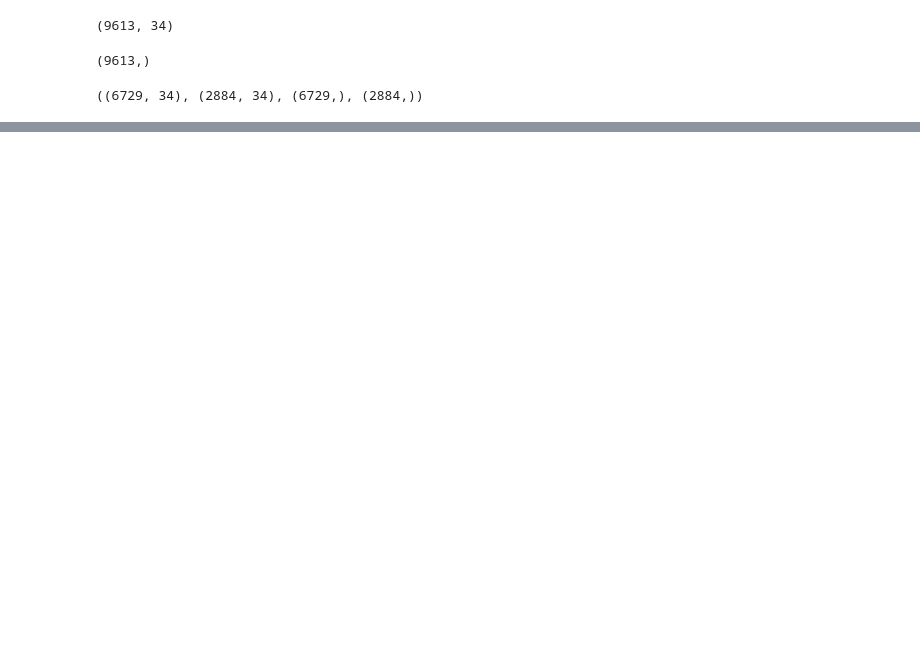
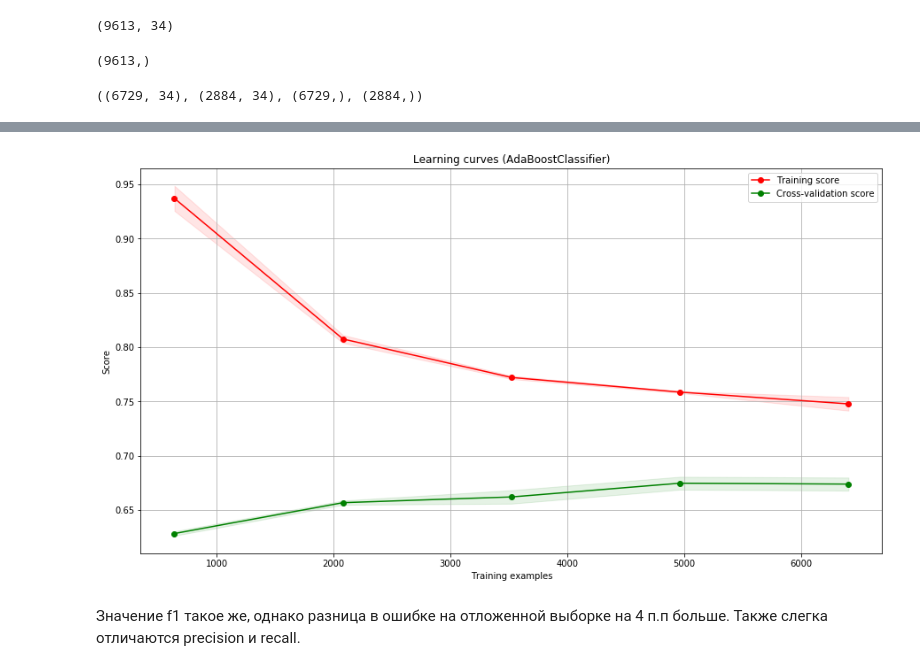
Before and after one commit to doksketch/to-give-or-not-to-give, a Jupyter notebook: credit_scoring.ipynb, the cells around one changed output, grey strips where cells are left out. Cells and saved outputs as stored; diff of their text form; code cells hidden in the pictures; blank space fills up the shorter version.

```diff
--- a/credit_scoring.ipynb
+++ b/credit_scoring.ipynb
@@ -1023,0 +1112,4 @@ with open('lgbm_model.pickle', 'wb') as f:
+# %%
+df_balanced = balance_df_by_target(train_df, 'Credit Default')
+
+df_balanced['Credit Default'].value_counts()
@@ -1023,0 +1120,6 @@ with open('lgbm_model.pickle', 'wb') as f:
+# %%
+y = df_balanced['Credit Default']
+X = df_balanced.drop('Credit Default', axis=1)
+# %%
+X_train, X_test, y_train, y_test = train_test_split(X, y, shuffle=True, test_size=0.30, random_state=21)
+X_train.shape, X_test.shape, y_train.shape, y_test.shape
@@ -1023,0 +1128,15 @@ with open('lgbm_model.pickle', 'wb') as f:
+# %%
+%%time
+
+ada = AdaBoostClassifier(RandomForestClassifier(max_depth=2, min_samples_leaf=10, criterion='gini',
+                                               min_samples_split=5, class_weight='balanced',
+                                               max_leaf_nodes=50,
+                                                random_state=43, n_jobs=-1),
+                         algorithm='SAMME.R', random_state=43,
+                        learning_rate=0.7, n_estimators=80)
+ada.fit(X_train, y_train)
+
+y_train_pred = ada.predict(X_train)
+y_test_pred = ada.predict(X_test)
+
+get_classification_report(y_train, y_train_pred, y_test, y_test_pred)
@@ -1023,0 +1161,6 @@ with open('lgbm_model.pickle', 'wb') as f:
+# %%
+show_learning_curve_plot(ada, X, y)
+# %% [output]
+[figure, added]
+# %% [markdown]
+Значение f1 такое же, однако разница в ошибке на отложенной выборке на 4 п.п больше. Также слегка отличаются precision и recall.
```
Also changed, not shown: parts of 64 cells of this notebook.
